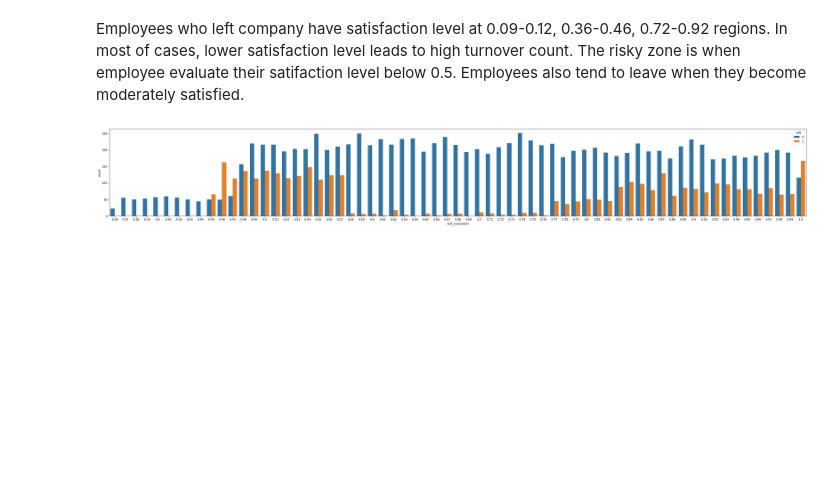
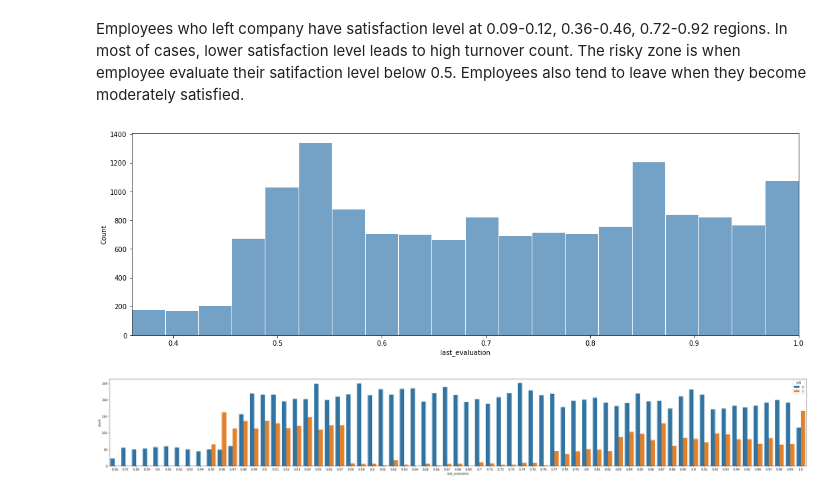
Before and after one commit to susanliubc/HR-Turnover-Analysis, a Jupyter notebook: Turnover.ipynb, the cells around one changed output. Saved outputs shown, nothing was run; the diff lists cells and outputs as text; code cells hidden in the pictures; blank space fills up the shorter version.

```diff
--- a/Turnover.ipynb
+++ b/Turnover.ipynb
@@ -185,4 +202,12 @@ plt.tight_layout()
 [figure]
 # %% [markdown]
 Employees who left company have satisfaction level at 0.09-0.12, 0.36-0.46, 0.72-0.92 regions. In most of cases, lower satisfaction level leads to high turnover count. The risky zone is when employee evaluate their satifaction level below 0.5. Employees also tend to leave when they become moderately satisfied.
+# %%
+# Turnover by last evaluaction
+plt.figure(figsize=(15,5))
+sns.histplot(hr.last_evaluation,
+             bins = 20, color = 'steelblue', edgecolor='white').axes.set_xlim(min(hr.last_evaluation),max(hr.last_evaluation))
+plt.tight_layout()
+# %% [output]
+[figure, added]
 # %%
```
Also changed, not shown: parts of 36 cells of this notebook.
